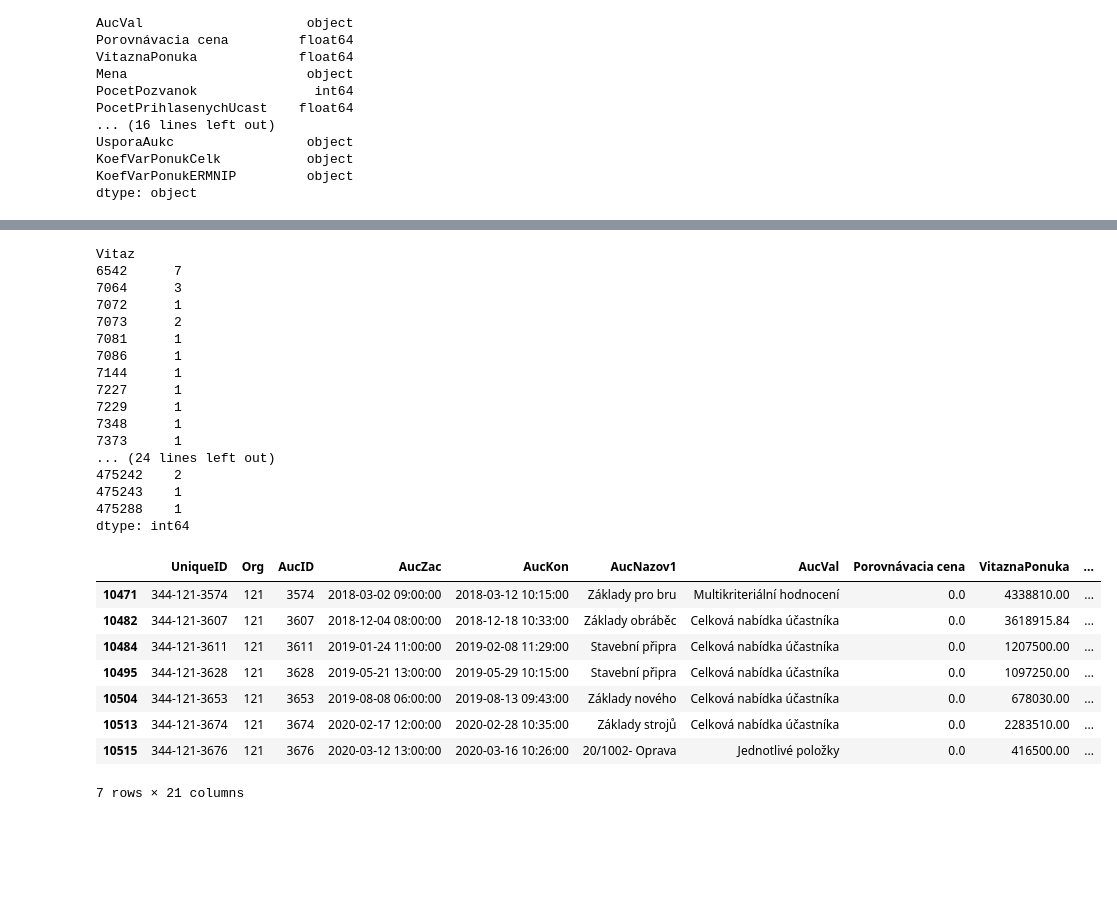
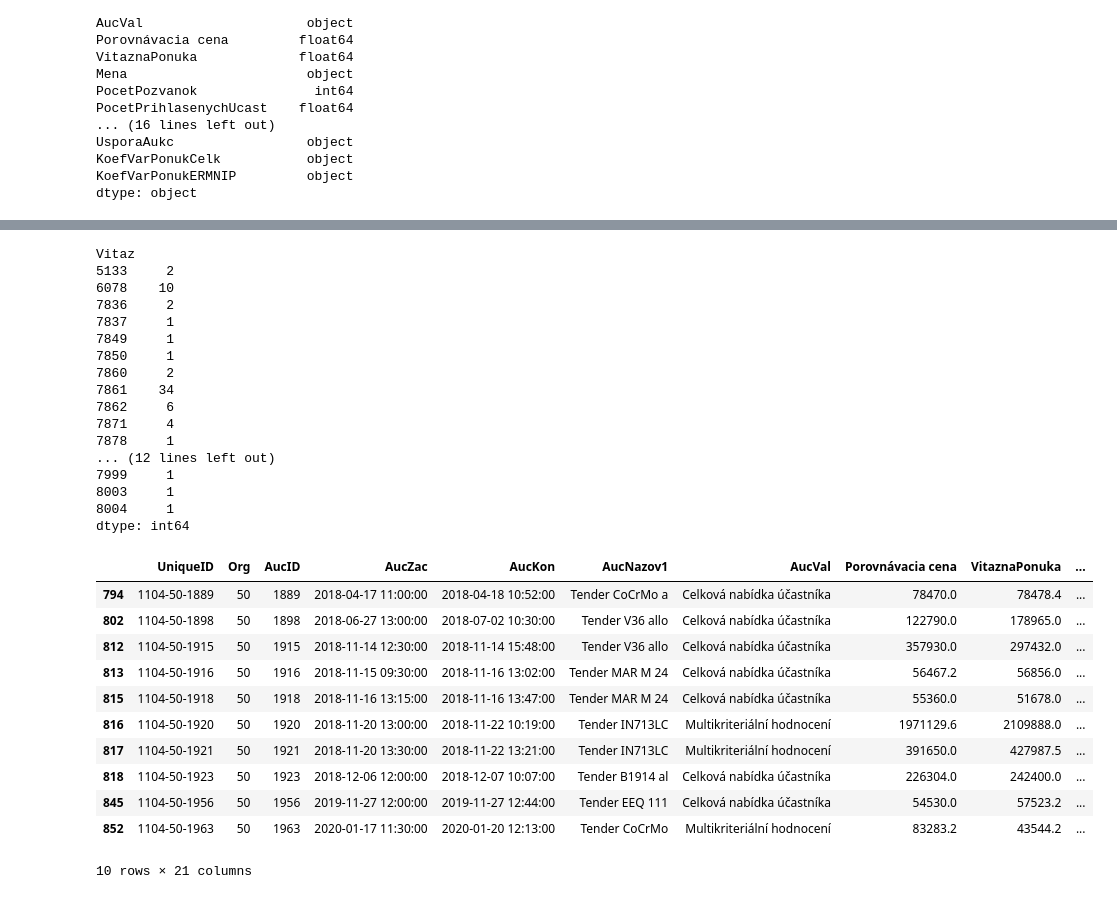
Before and after one commit to Sebion/ElektronickeObchodovanie, a Jupyter notebook: poDoplneni.ipynb, the cells around one changed output, grey strips where cells are left out. Saved outputs shown, nothing was run; the diff lists cells and outputs as text; code cells hidden in the pictures; blank space fills up the shorter version.

```diff
--- a/poDoplneni.ipynb
+++ b/poDoplneni.ipynb
@@ -1,7 +1,8 @@
 # %%
 import pandas as pd
-hlavna = pd.read_csv('data_auctionHIsim2024/hlavna_doplnena.csv')
-hlavna.head()
+# hlavna = pd.read_csv('data_auctionHIsim2024/hlavna_doplnena.csv')
+filtered_hlavna = pd.read_csv('filtered_hlavna_positive.csv')
+filtered_hlavna
 # %% [output]
 |  | UniqueID | Org | AucID | AucZac | AucKon | AucNazov1 | AucVal | Porovnávacia cena | VitaznaPonuka | ... |
 | 0 | 100-45-1364 | 45 | 1364 | 2017-10-13 13:30:00 | 2017-10-23 13:33:00 | Ocelové pásky v | Jednotlivé položky | 24167.04 | 24864.0000 | ... |
@@ -12,0 +20,2 @@ hlavna.head()
+# %%
+hlavna = filtered_hlavna
@@ -124,6 +136,6 @@ Org
 dtype: int64
 # %%
-org_121 = hlavna_sorted[hlavna_sorted['Org'] == 121]
+org_121 = hlavna_sorted[hlavna_sorted['Org'] == 50]
 org_121
 # %% [output]
 |  | UniqueID | Org | AucID | AucZac | AucKon | AucNazov1 | AucVal | Porovnávacia cena | VitaznaPonuka | ... |
@@ -150,35 +157,38 @@ num_rows_per_vitaz = grouped_by_vitaz.size()
 num_rows_per_vitaz
 # %% [output]
 Vitaz
-6542      7
-7064      3
-7072      1
-7073      2
-7081      1
-7086      1
-7144      1
-7227      1
-7229      1
-7348      1
-7373      1
-... (24 lines left out)
-475242    2
-475243    1
-475288    1
+5133     2
+6078    10
+7836     2
+7837     1
+7849     1
+7850     1
+7860     2
+7861    34
+7862     6
+7871     4
+7878     1
+... (12 lines left out)
+7999     1
+8003     1
+8004     1
 dtype: int64
 # %%
-vitaz_6542 = org_121[org_121['Vitaz'] == 6542]
+vitaz_6542 = org_121[org_121['Vitaz'] == 6078]
 vitaz_6542
 # %% [output]
 |  | UniqueID | Org | AucID | AucZac | AucKon | AucNazov1 | AucVal | Porovnávacia cena | VitaznaPonuka | ... |
-| 10471 | 344-121-3574 | 121 | 3574 | 2018-03-02 09:00:00 | 2018-03-12 10:15:00 | Základy pro bru | Multikriteriální hodnocení | 0.0 | 4338810.00 | ... |
-| 10482 | 344-121-3607 | 121 | 3607 | 2018-12-04 08:00:00 | 2018-12-18 10:33:00 | Základy obráběc | Celková nabídka účastníka | 0.0 | 3618915.84 | ... |
-| 10484 | 344-121-3611 | 121 | 3611 | 2019-01-24 11:00:00 | 2019-02-08 11:29:00 | Stavební připra | Celková nabídka účastníka | 0.0 | 1207500.00 | ... |
-| 10495 | 344-121-3628 | 121 | 3628 | 2019-05-21 13:00:00 | 2019-05-29 10:15:00 | Stavební připra | Celková nabídka účastníka | 0.0 | 1097250.00 | ... |
-| 10504 | 344-121-3653 | 121 | 3653 | 2019-08-08 06:00:00 | 2019-08-13 09:43:00 | Základy nového | Celková nabídka účastníka | 0.0 | 678030.00 | ... |
-| 10513 | 344-121-3674 | 121 | 3674 | 2020-02-17 12:00:00 | 2020-02-28 10:35:00 | Základy strojů | Celková nabídka účastníka | 0.0 | 2283510.00 | ... |
-| 10515 | 344-121-3676 | 121 | 3676 | 2020-03-12 13:00:00 | 2020-03-16 10:26:00 | 20/1002- Oprava | Jednotlivé položky | 0.0 | 416500.00 | ... |
+| 794 | 1104-50-1889 | 50 | 1889 | 2018-04-17 11:00:00 | 2018-04-18 10:52:00 | Tender CoCrMo a | Celková nabídka účastníka | 78470.0 | 78478.4 | ... |
+| 802 | 1104-50-1898 | 50 | 1898 | 2018-06-27 13:00:00 | 2018-07-02 10:30:00 | Tender V36 allo | Celková nabídka účastníka | 122790.0 | 178965.0 | ... |
+| 812 | 1104-50-1915 | 50 | 1915 | 2018-11-14 12:30:00 | 2018-11-14 15:48:00 | Tender V36 allo | Celková nabídka účastníka | 357930.0 | 297432.0 | ... |
+| 813 | 1104-50-1916 | 50 | 1916 | 2018-11-15 09:30:00 | 2018-11-16 13:02:00 | Tender MAR M 24 | Celková nabídka účastníka | 56467.2 | 56856.0 | ... |
+| 815 | 1104-50-1918 | 50 | 1918 | 2018-11-16 13:15:00 | 2018-11-16 13:47:00 | Tender MAR M 24 | Celková nabídka účastníka | 55360.0 | 51678.0 | ... |
+| 816 | 1104-50-1920 | 50 | 1920 | 2018-11-20 13:00:00 | 2018-11-22 10:19:00 | Tender IN713LC | Multikriteriální hodnocení | 1971129.6 | 2109888.0 | ... |
+| 817 | 1104-50-1921 | 50 | 1921 | 2018-11-20 13:30:00 | 2018-11-22 13:21:00 | Tender IN713LC | Multikriteriální hodnocení | 391650.0 | 427987.5 | ... |
+| 818 | 1104-50-1923 | 50 | 1923 | 2018-12-06 12:00:00 | 2018-12-07 10:07:00 | Tender B1914 al | Celková nabídka účastníka | 226304.0 | 242400.0 | ... |
+| 845 | 1104-50-1956 | 50 | 1956 | 2019-11-27 12:00:00 | 2019-11-27 12:44:00 | Tender EEQ 111 | Celková nabídka účastníka | 54530.0 | 57523.2 | ... |
+| 852 | 1104-50-1963 | 50 | 1963 | 2020-01-17 11:30:00 | 2020-01-20 12:13:00 | Tender CoCrMo | Multikriteriální hodnocení | 83283.2 | 43544.2 | ... |
-7 rows × 21 columns
+10 rows × 21 columns
 # %%
 # Group by 'Org' and 'Vitaz' and sort by 'AucZac'
 hlavna_sorted = hlavna_sorted.sort_values(['Org', 'Vitaz', 'AucZac'])
```
Also changed, not shown: parts of 11 cells of this notebook, 7 other files.
